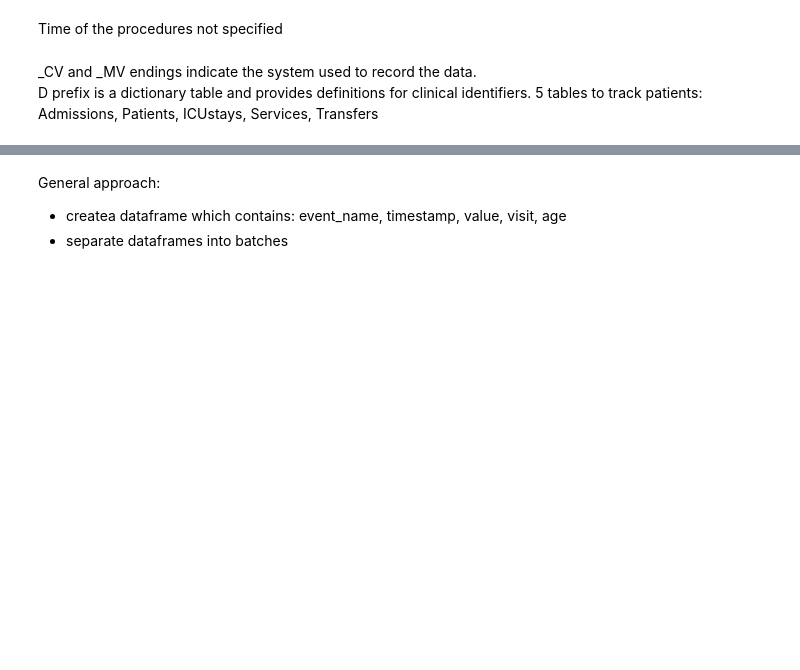
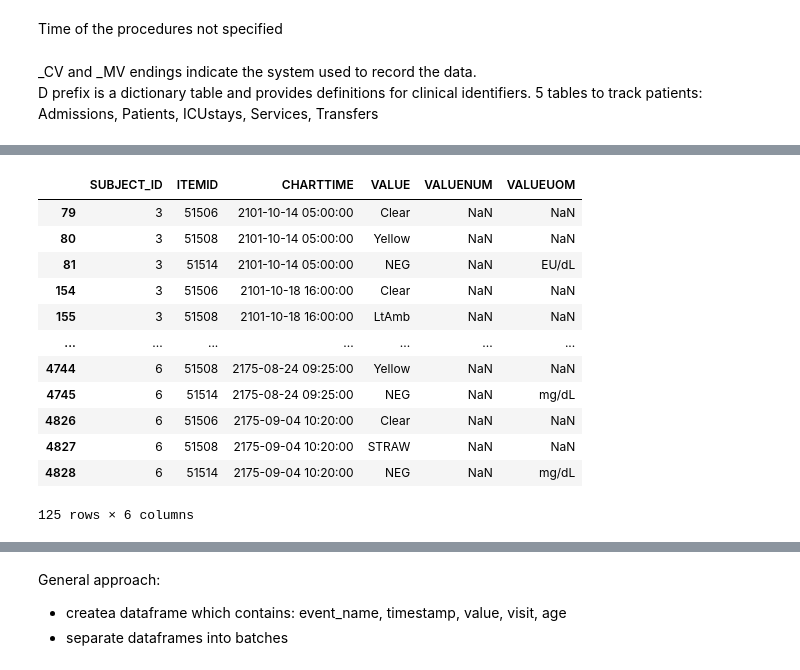
Before and after one commit to kirilklein/ehr_preprocess, a Jupyter notebook: notebooks/explore/mimic3.ipynb, the cells around one changed output, grey strips where cells are left out. Saved outputs shown, nothing was run; the diff lists cells and outputs as text; code cells hidden in the pictures; blank space fills up the shorter version.

```diff
--- a/notebooks/explore/mimic3.ipynb
+++ b/notebooks/explore/mimic3.ipynb
@@ -240,0 +306,16 @@ tables = tracking_sheet + events_sheet + dictionary_sheet
+# %%
+dfl[dfl['ITEMID'].isin(np.arange(51500, 51555))]
+# %% [output]
+|  | SUBJECT_ID | ITEMID | CHARTTIME | VALUE | VALUENUM | VALUEUOM |
+| 79 | 3 | 51506 | 2101-10-14 05:00:00 | Clear | NaN | NaN |
+| 80 | 3 | 51508 | 2101-10-14 05:00:00 | Yellow | NaN | NaN |
+| 81 | 3 | 51514 | 2101-10-14 05:00:00 | NEG | NaN | EU/dL |
+| 154 | 3 | 51506 | 2101-10-18 16:00:00 | Clear | NaN | NaN |
+| 155 | 3 | 51508 | 2101-10-18 16:00:00 | LtAmb | NaN | NaN |
+| ... | ... | ... | ... | ... | ... | ... |
+| 4744 | 6 | 51508 | 2175-08-24 09:25:00 | Yellow | NaN | NaN |
+| 4745 | 6 | 51514 | 2175-08-24 09:25:00 | NEG | NaN | mg/dL |
+| 4826 | 6 | 51506 | 2175-09-04 10:20:00 | Clear | NaN | NaN |
+| 4827 | 6 | 51508 | 2175-09-04 10:20:00 | STRAW | NaN | NaN |
+| 4828 | 6 | 51514 | 2175-09-04 10:20:00 | NEG | NaN | mg/dL |
+125 rows × 6 columns
```
Also changed, not shown: parts of 16 cells of this notebook, 2 other files.
